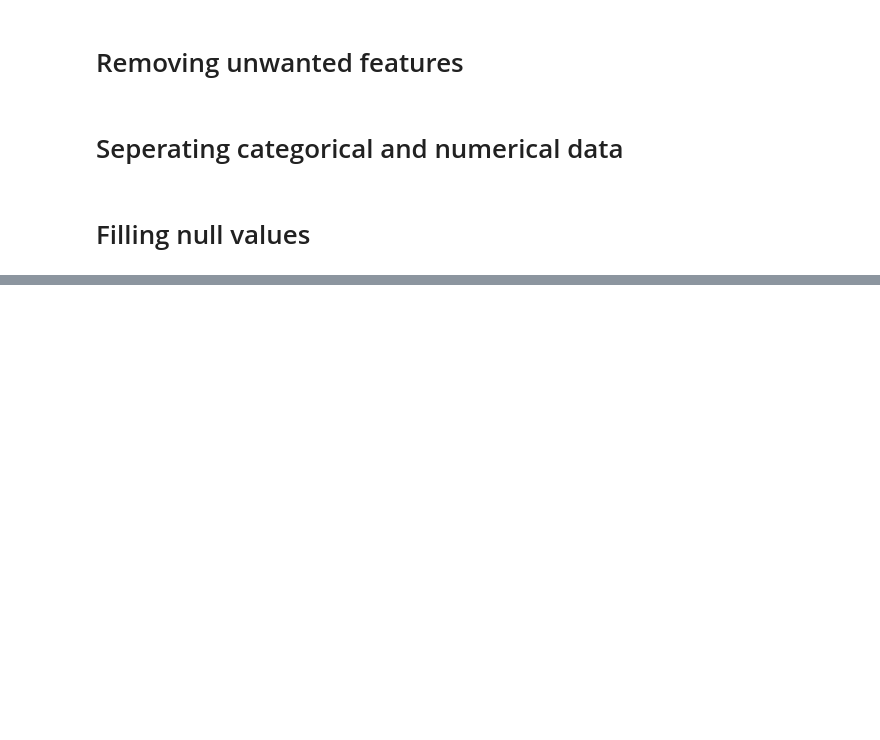
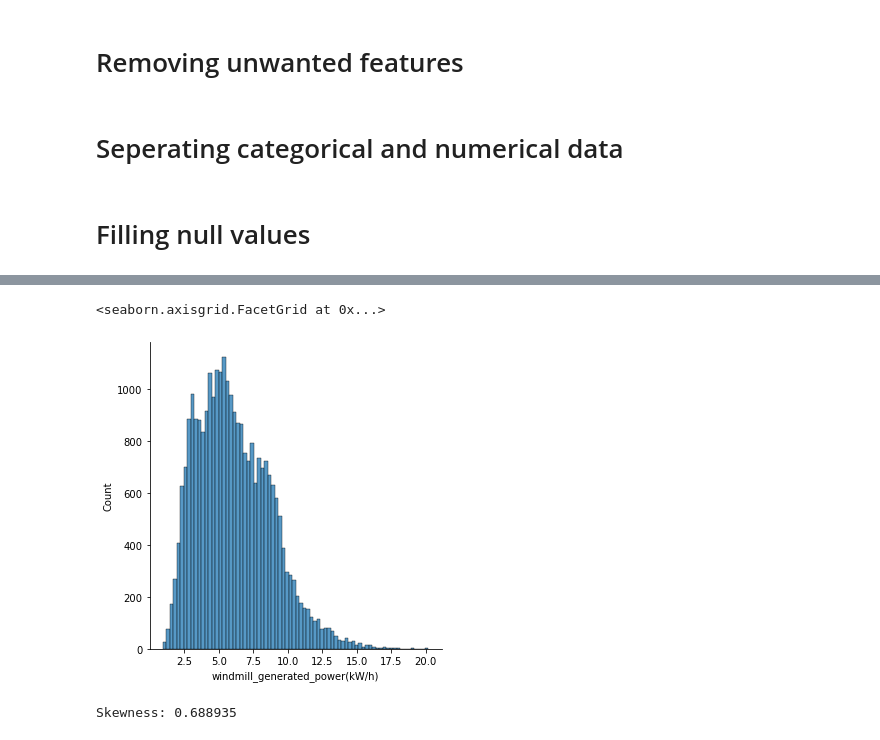
Before and after one commit to DineshKoushik/predict-power-produced-from-windmills, a Jupyter notebook: eda.ipynb, the cells around one changed output, grey strips where cells are left out. Saved outputs shown, nothing was run; the diff lists cells and outputs as text; code cells hidden in the pictures; blank space fills up the shorter version.

```diff
--- a/eda.ipynb
+++ b/eda.ipynb
@@ -103,0 +142,9 @@ memory usage: 3.9 MB
+# %%
+sns.displot(y)
+# %% [output]
+<seaborn.axisgrid.FacetGrid at 0x...>
+[figure, added]
+# %%
+print("Skewness: %f" % y.skew())
+# %% [output]
+Skewness: 0.688935
```
Also changed, not shown: parts of 10 cells of this notebook.
